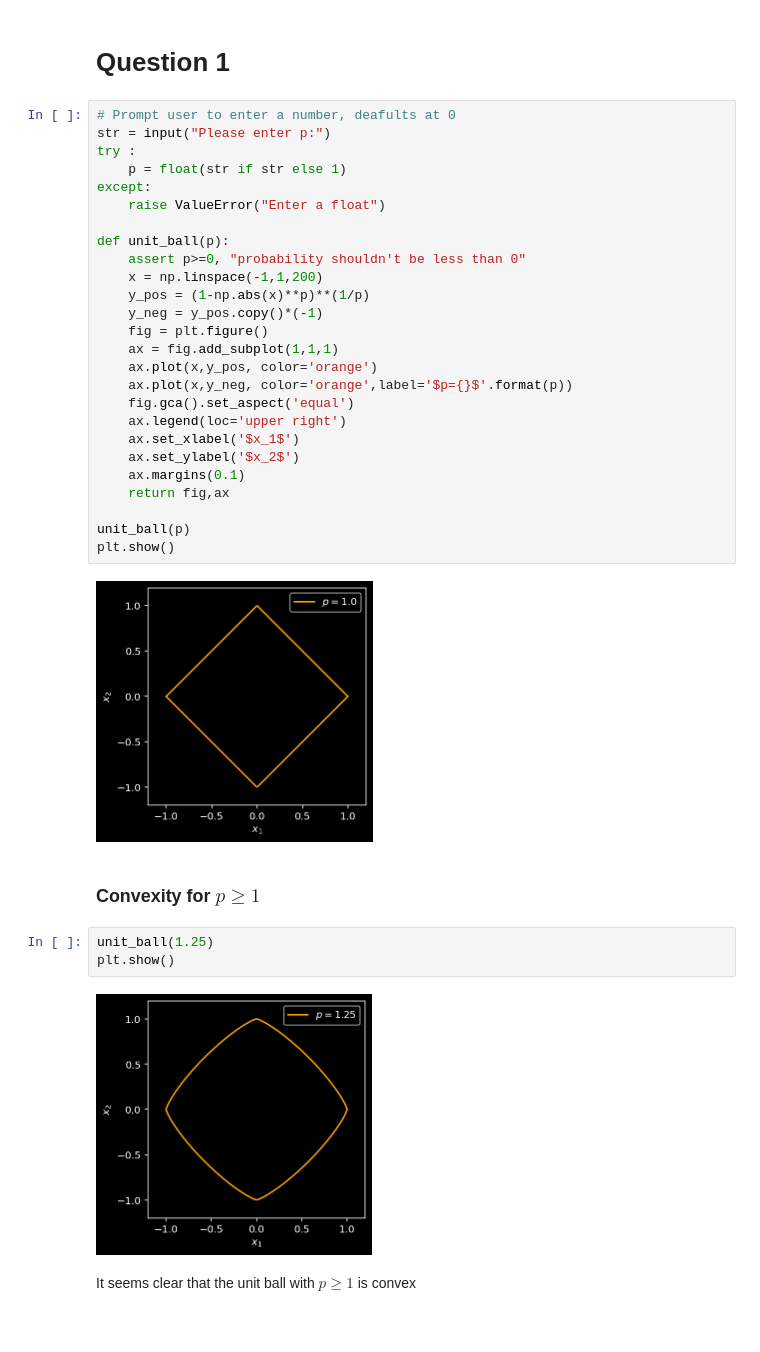
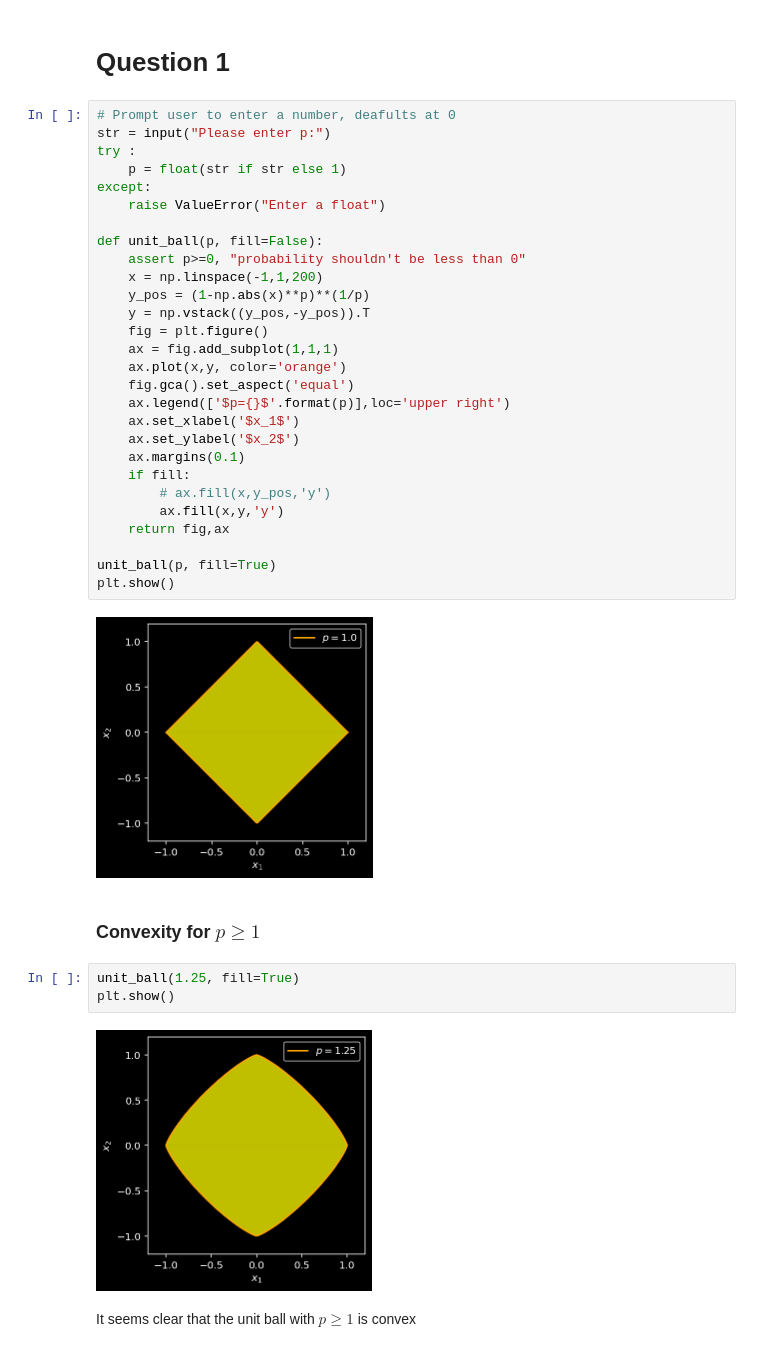
Before and after one commit to cmaspi/AI2100, a Jupyter notebook: assignment-1/ai20btech11006-hw1.ipynb, the cells around one changed output. Saved outputs shown, nothing was run; the diff lists cells and outputs as text.

```diff
--- a/assignment-1/ai20btech11006-hw1.ipynb
+++ b/assignment-1/ai20btech11006-hw1.ipynb
@@ -24,33 +24,35 @@ try :
 except:
     raise ValueError("Enter a float")
 
-def unit_ball(p):
+def unit_ball(p, fill=False):
     assert p>=0, "probability shouldn't be less than 0"
     x = np.linspace(-1,1,200)
     y_pos = (1-np.abs(x)**p)**(1/p)
-    y_neg = y_pos.copy()*(-1)
+    y = np.vstack((y_pos,-y_pos)).T
     fig = plt.figure()
     ax = fig.add_subplot(1,1,1)
-    ax.plot(x,y_pos, color='orange')
-    ax.plot(x,y_neg, color='orange',label='$p={}$'.format(p))
+    ax.plot(x,y, color='orange')
     fig.gca().set_aspect('equal')
-    ax.legend(loc='upper right')
+    ax.legend(['$p={}$'.format(p)],loc='upper right')
     ax.set_xlabel('$x_1$')
     ax.set_ylabel('$x_2$')
     ax.margins(0.1)
+    if fill:
+        # ax.fill(x,y_pos,'y')
+        ax.fill(x,y,'y')
     return fig,ax
 
-unit_ball(p)
+unit_ball(p, fill=True)
 plt.show()
 # %% [output]
-[figure, old version]
+[figure, new version]
 # %% [markdown]
 ### Convexity for $p\geq 1$
 # %%
-unit_ball(1.25)
+unit_ball(1.25, fill=True)
 plt.show()
 # %% [output]
-[figure, old version]
+[figure, new version]
 # %% [markdown]
 It seems clear that the unit ball with $p\geq 1$ is convex
 # %% [markdown]
```
Also changed, not shown: parts of 14 cells of this notebook, 5 other files.
